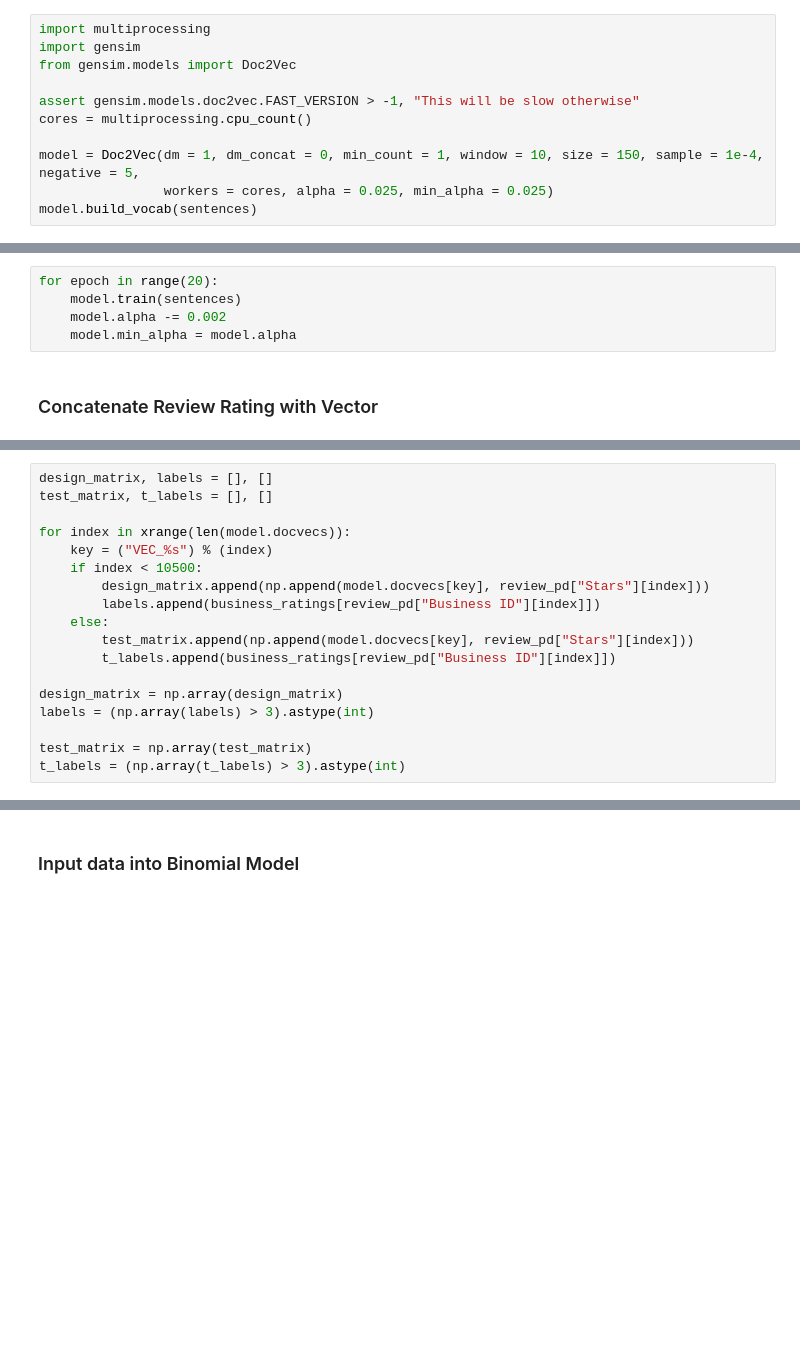
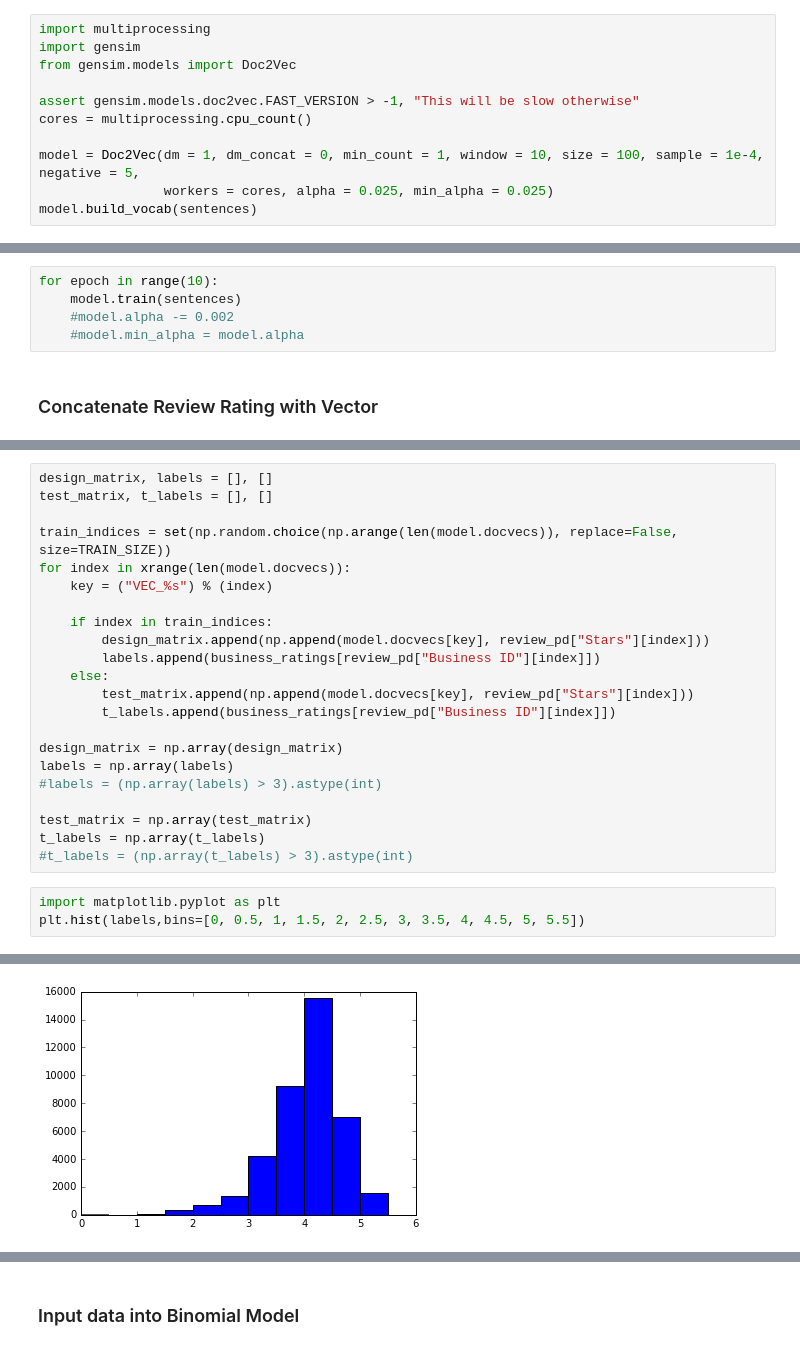
Before and after one commit to nnarayen/281A, a Jupyter notebook: proj.ipynb, the cells around one changed output, grey strips where cells are left out. Cells and saved outputs as stored; diff of their text form; blank space fills up the shorter version.

```diff
--- a/proj.ipynb
+++ b/proj.ipynb
@@ -68,6 +91,6 @@ from gensim.models import Doc2Vec
 assert gensim.models.doc2vec.FAST_VERSION > -1, "This will be slow otherwise"
 cores = multiprocessing.cpu_count()
 
-model = Doc2Vec(dm = 1, dm_concat = 0, min_count = 1, window = 10, size = 150, sample = 1e-4, negative = 5,
+model = Doc2Vec(dm = 1, dm_concat = 0, min_count = 1, window = 10, size = 100, sample = 1e-4, negative = 5,
                 workers = cores, alpha = 0.025, min_alpha = 0.025)
 model.build_vocab(sentences)
@@ -76,9 +97,9 @@ WARNING:gensim.models.word2vec:consider setting layer size to a multiple of 4 fo
 # %% [markdown]
 ### Learn vector representations for each review text via Doc2Vec
 # %%
-for epoch in range(20):
+for epoch in range(10):
     model.train(sentences)
-    model.alpha -= 0.002
-    model.min_alpha = model.alpha
+    #model.alpha -= 0.002
+    #model.min_alpha = model.alpha
 # %% [markdown]
 ### Concatenate Review Rating with Vector
@@ -86,9 +111,11 @@ for epoch in range(20):
 design_matrix, labels = [], []
 test_matrix, t_labels = [], []
 
+train_indices = set(np.random.choice(np.arange(len(model.docvecs)), replace=False, size=TRAIN_SIZE))
 for index in xrange(len(model.docvecs)):
     key = ("VEC_%s") % (index)
-    if index < 10500:
+
+    if index in train_indices:
         design_matrix.append(np.append(model.docvecs[key], review_pd["Stars"][index]))
         labels.append(business_ratings[review_pd["Business ID"][index]])
     else:
@@ -96,7 +123,13 @@ for index in xrange(len(model.docvecs)):
         t_labels.append(business_ratings[review_pd["Business ID"][index]])
 
 design_matrix = np.array(design_matrix)
-labels = (np.array(labels) > 3).astype(int)
+labels = np.array(labels)
+#labels = (np.array(labels) > 3).astype(int)
 
 test_matrix = np.array(test_matrix)
-t_labels = (np.array(t_labels) > 3).astype(int)
+t_labels = np.array(t_labels)
+#t_labels = (np.array(t_labels) > 3).astype(int)
+# %%
+import matplotlib.pyplot as plt
+plt.hist(labels,bins=[0, 0.5, 1, 1.5, 2, 2.5, 3, 3.5, 4, 4.5, 5, 5.5])
+# %% [output]
@@ -102,0 +141 @@ t_labels = (np.array(t_labels) > 3).astype(int)
+[figure, added]
```
Also changed, not shown: parts of 20 cells of this notebook.
